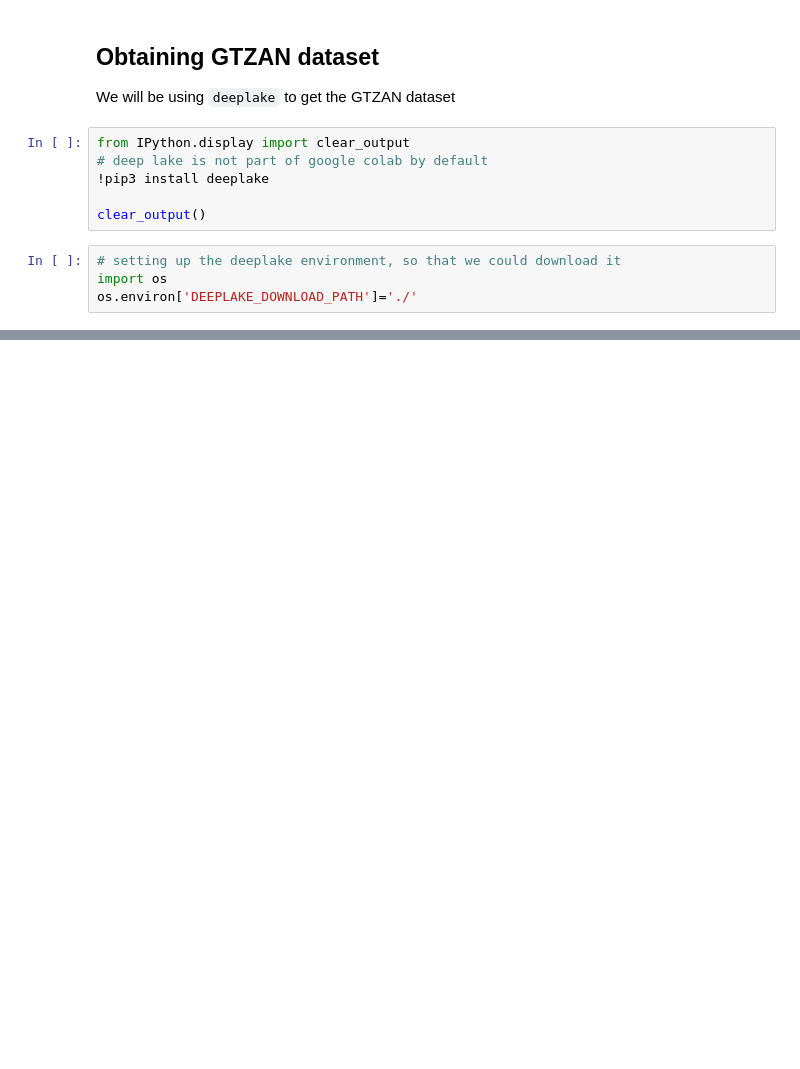
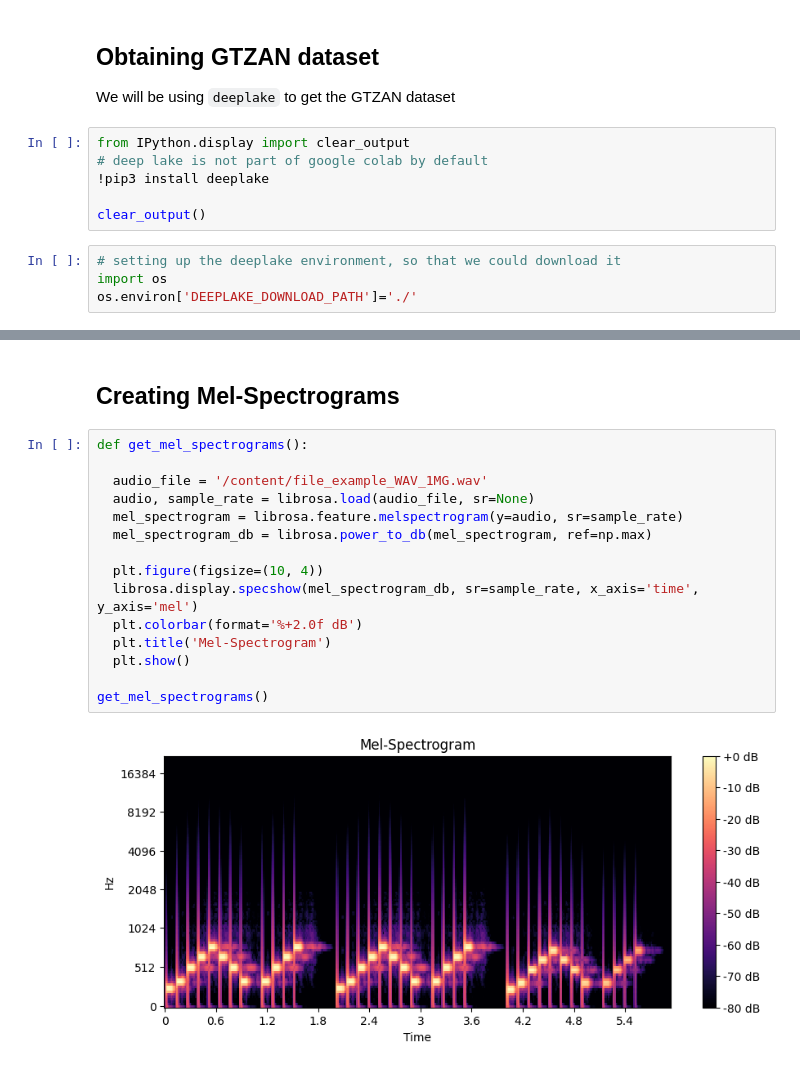
Before and after one commit to terryluan12/Genrify, a Jupyter notebook: genrify.ipynb, the cells around one changed output, grey strips where cells are left out. Cells and saved outputs as stored; diff of their text form; blank space fills up the shorter version.

```diff
--- a/genrify.ipynb
+++ b/genrify.ipynb
@@ -34,0 +55,19 @@ Opening dataset in read-only mode as you don't have write permissions.
+# %% [markdown]
+## Creating Mel-Spectrograms
+# %%
+def get_mel_spectrograms():
+
+  audio_file = '/content/file_example_WAV_1MG.wav'
+  audio, sample_rate = librosa.load(audio_file, sr=None)
+  mel_spectrogram = librosa.feature.melspectrogram(y=audio, sr=sample_rate)
+  mel_spectrogram_db = librosa.power_to_db(mel_spectrogram, ref=np.max)
+
+  plt.figure(figsize=(10, 4))
+  librosa.display.specshow(mel_spectrogram_db, sr=sample_rate, x_axis='time', y_axis='mel')
+  plt.colorbar(format='%+2.0f dB')
+  plt.title('Mel-Spectrogram')
+  plt.show()
+
+get_mel_spectrograms()
+# %% [output]
+[figure, added]
```
Also changed, not shown: parts of 4 cells of this notebook.
